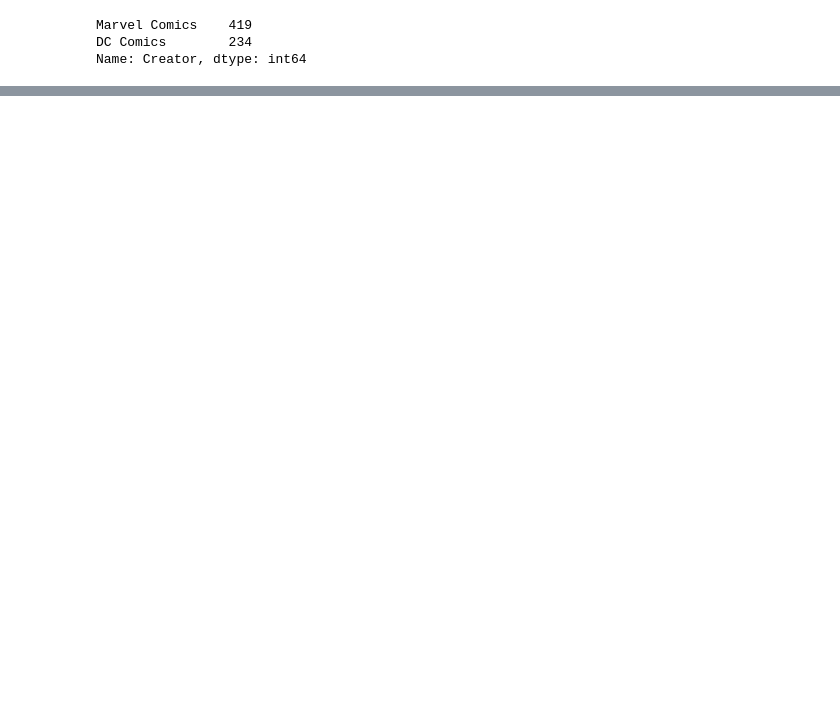
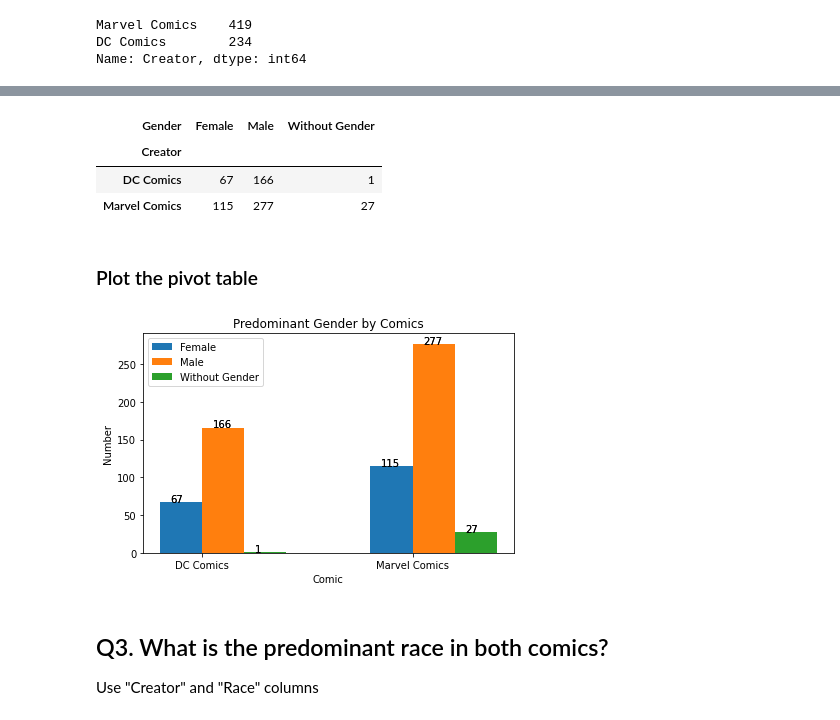
Before and after one commit to sergi0gs/Marvel_vs_DC, a Jupyter notebook: Marvel_vs_DC.ipynb, the cells around one changed output, grey strips where cells are left out. Drawn from its saved outputs; the diff is of its cells as text; code cells hidden in the pictures; blank space fills up the shorter version.

```diff
--- a/Marvel_vs_DC.ipynb
+++ b/Marvel_vs_DC.ipynb
@@ -757,0 +767,3 @@ Text(0, 0.5, 'Nro.')
+# %%
+q2 = final_df.loc[:,['Creator','Gender']]
+q2
@@ -757,0 +799,5 @@ Text(0, 0.5, 'Nro.')
+# %%
+q2.replace({'-':'Without Gender'}, inplace=True)
+q2_values = q2.value_counts()
+q2_values= q2_values.reset_index()
+q2_values
@@ -757,0 +814,3 @@ Text(0, 0.5, 'Nro.')
+# %%
+q2_values.rename(columns={0:'Values'},inplace = True)
+q2_values
@@ -757,0 +833,47 @@ Text(0, 0.5, 'Nro.')
+# %%
+q2_pivot_table = q2_values.pivot_table(values='Values',index='Creator',columns='Gender')
+q2_pivot_table
+# %% [output]
+| Gender | Female | Male | Without Gender |
+| Creator |  |  |  |
+| DC Comics | 67 | 166 | 1 |
+| Marvel Comics | 115 | 277 | 27 |
+# %% [markdown]
+### Plot the pivot table
+# %%
+labels = list(q2_pivot_table.index)
+female_means = list(q2_pivot_table['Female'])
+male_means = list(q2_pivot_table['Male'])
+without_gender_means = list(q2_pivot_table['Without Gender'])
+
+x=np.arange(len(labels))
+width=0.2
+
+fig, ax = plt.subplots()
+
+female_bar = ax.bar(x-width/2 , female_means, width, label = 'Female')
+male_bar = ax.bar(x+width/2, male_means ,width, label = 'Male')
+without_gender_bar = ax.bar(x+3*(width/2), without_gender_means ,width, label = 'Without Gender')
+
+ax.set_title('Predominant Gender by Comics')
+ax.set_xlabel('Comic')
+ax.set_ylabel('Number')
+ax.set_xticks(x)
+ax.set_xticklabels(labels)
+ax.legend()
+
+def autolabel(bar):
+  width=0.2
+  for p in ax.patches:
+      ax.annotate(str(p.get_height()), (p.get_x()+0.05, p.get_height()))
+
+autolabel(female_bar)
+autolabel(male_bar)
+
+fig.tight_layout()
+plt.show()
+# %% [output]
+[figure, added]
+# %% [markdown]
+## Q3. What is the predominant race in both comics?
+Use "Creator" and "Race" columns
```
Also changed, not shown: parts of 103 cells of this notebook.
